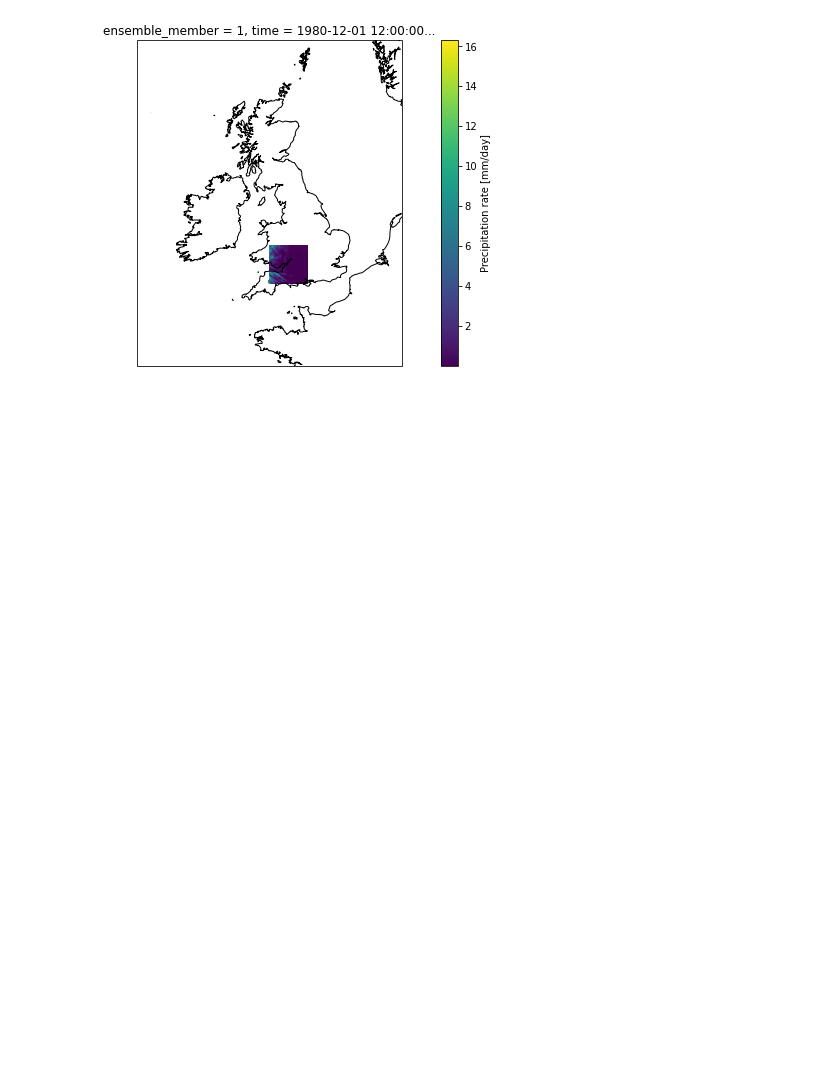
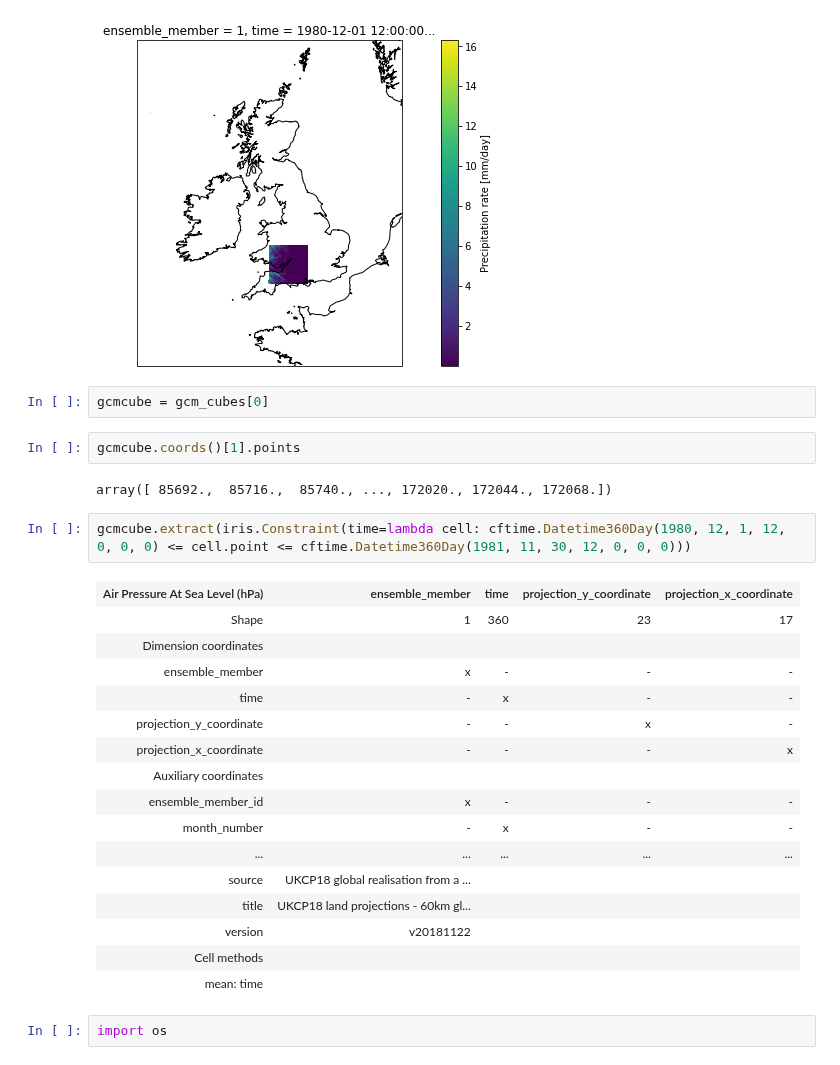
Before and after one commit to henryaddison/ml-downscaling-emulation, a Jupyter notebook: notebooks/learning/matching 2.2km grid to 60km grid.ipynb, the cells around one changed output. Saved outputs shown, nothing was run; the diff lists cells and outputs as text; blank space fills up the shorter version.

```diff
--- a/notebooks/learning/matching 2.2km grid to 60km grid.ipynb
+++ b/notebooks/learning/matching 2.2km grid to 60km grid.ipynb
@@ -446,3 +446,30 @@ xplt.plot(da, x='grid_longitude', y='grid_latitude', add_colorbar=True, transfor
 # %% [output]
 <cartopy.mpl.geocollection.GeoQuadMesh at 0x...>
 [figure]
+# %%
+gcmcube = gcm_cubes[0]
+# %%
+gcmcube.coords()[1].points
+# %% [output]
+array([ 85692.,  85716.,  85740., ..., 172020., 172044., 172068.])
+# %%
+gcmcube.extract(iris.Constraint(time=lambda cell: cftime.Datetime360Day(1980, 12, 1, 12, 0, 0, 0) <= cell.point <= cftime.Datetime360Day(1981, 11, 30, 12, 0, 0, 0)))
+# %% [output]
+| Air Pressure At Sea Level (hPa) | ensemble_member | time | projection_y_coordinate | projection_x_coordinate |
+| Shape | 1 | 360 | 23 | 17 |
+| Dimension coordinates |  |  |  |  |
+| ensemble_member | x | - | - | - |
+| time | - | x | - | - |
+| projection_y_coordinate | - | - | x | - |
+| projection_x_coordinate | - | - | - | x |
+| Auxiliary coordinates |  |  |  |  |
+| ensemble_member_id | x | - | - | - |
+| month_number | - | x | - | - |
+| ... | ... | ... | ... | ... |
+| source | UKCP18 global realisation from a ... |  |  |  |
+| title | UKCP18 land projections - 60km gl... |  |  |  |
+| version | v20181122 |  |  |  |
+| Cell methods |  |  |  |  |
+| mean: time |  |  |  |  |
+# %%
+import os
```
Also changed, not shown: parts of 1 cell of this notebook.
